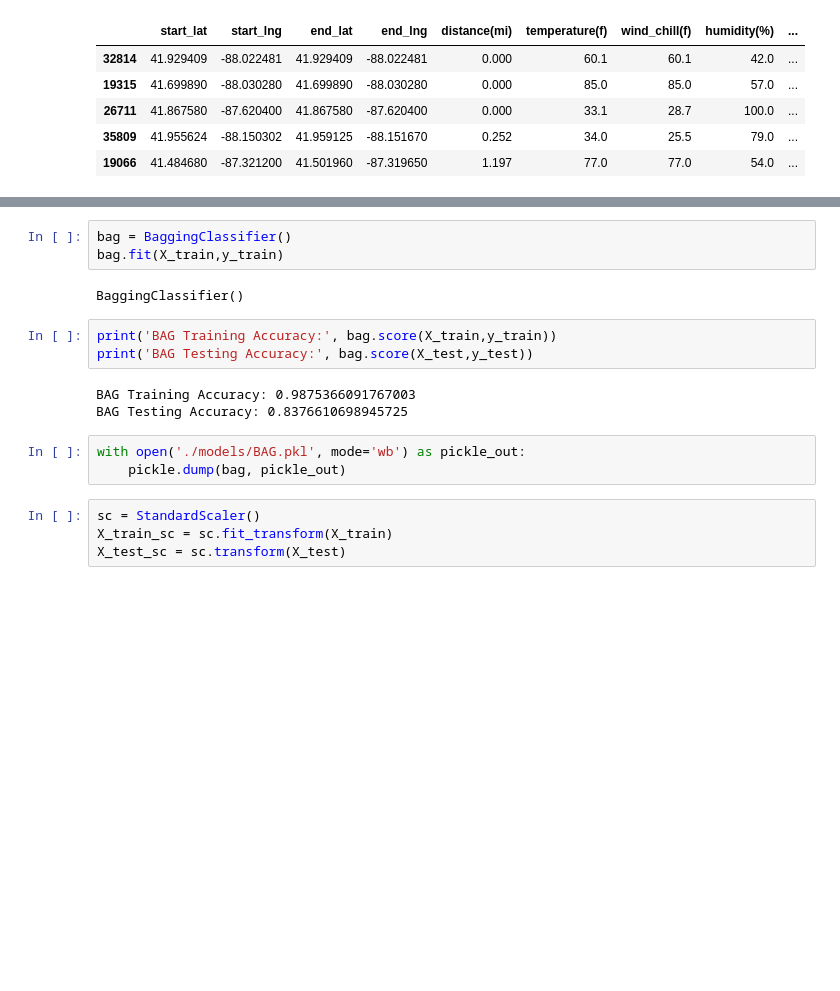
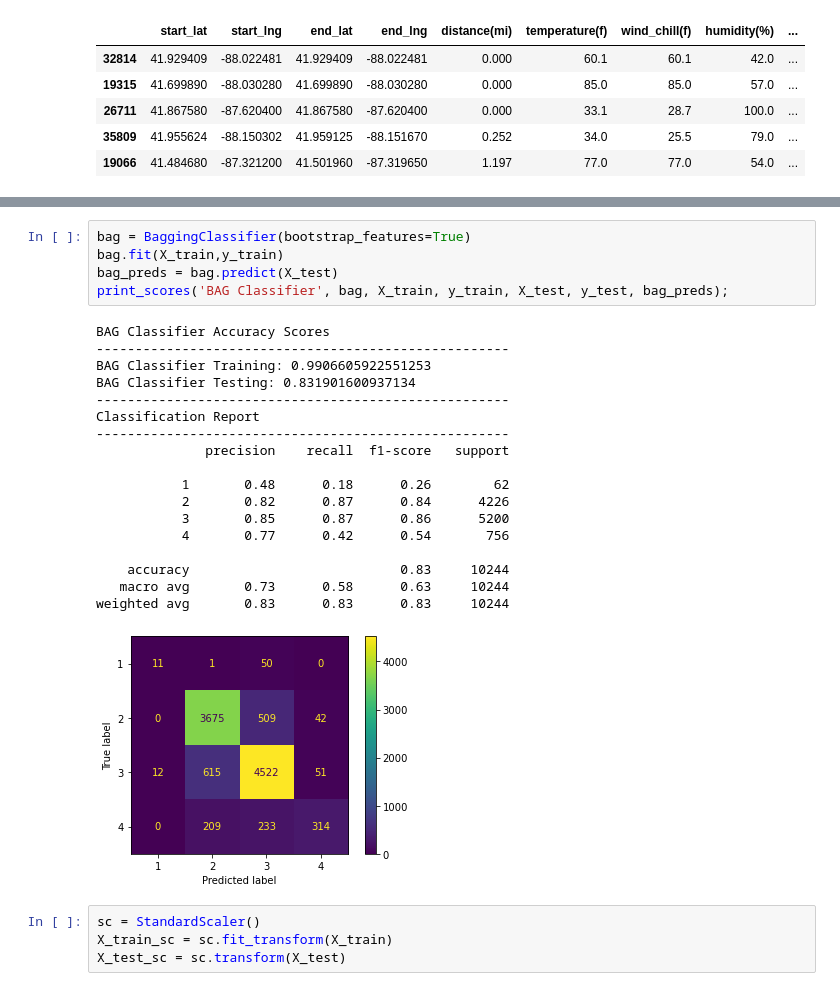
Before and after one commit to jeffreyfloyd/DST-and-traffic-implications, a Jupyter notebook: code/modeling.ipynb, the cells around one changed output, grey strips where cells are left out. Cells and saved outputs as stored; diff of their text form; blank space fills up the shorter version.

```diff
--- a/code/modeling.ipynb
+++ b/code/modeling.ipynb
@@ -154,17 +182,27 @@ Random Forrest Testing Accuracy: 0.7868996485747755
 # %%
-bag = BaggingClassifier()
+bag = BaggingClassifier(bootstrap_features=True)
 bag.fit(X_train,y_train)
+bag_preds = bag.predict(X_test)
+print_scores('BAG Classifier', bag, X_train, y_train, X_test, y_test, bag_preds);
 # %% [output]
-BaggingClassifier()
+BAG Classifier Accuracy Scores
+-----------------------------------------------------
+BAG Classifier Training: 0.9906605922551253
+BAG Classifier Testing: 0.831901600937134
+-----------------------------------------------------
+Classification Report
+-----------------------------------------------------
+              precision    recall  f1-score   support
+
+           1       0.48      0.18      0.26        62
+           2       0.82      0.87      0.84      4226
+           3       0.85      0.87      0.86      5200
+           4       0.77      0.42      0.54       756
+
+    accuracy                           0.83     10244
+   macro avg       0.73      0.58      0.63     10244
+weighted avg       0.83      0.83      0.83     10244
+[figure, added]
-# %%
-print('BAG Training Accuracy:', bag.score(X_train,y_train))
-print('BAG Testing Accuracy:', bag.score(X_test,y_test))
-# %% [output]
-BAG Training Accuracy: 0.9875366091767003
-BAG Testing Accuracy: 0.8376610698945725
-# %%
-with open('./models/BAG.pkl', mode='wb') as pickle_out:
-    pickle.dump(bag, pickle_out)
 # %%
 sc = StandardScaler()
 X_train_sc = sc.fit_transform(X_train)
```
Also changed, not shown: parts of 23 cells of this notebook, 8 other files.
